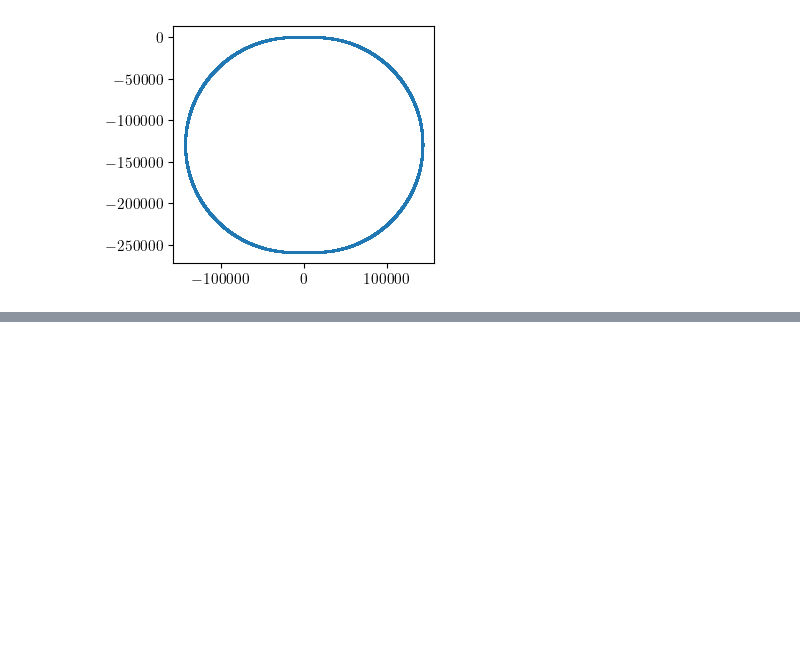
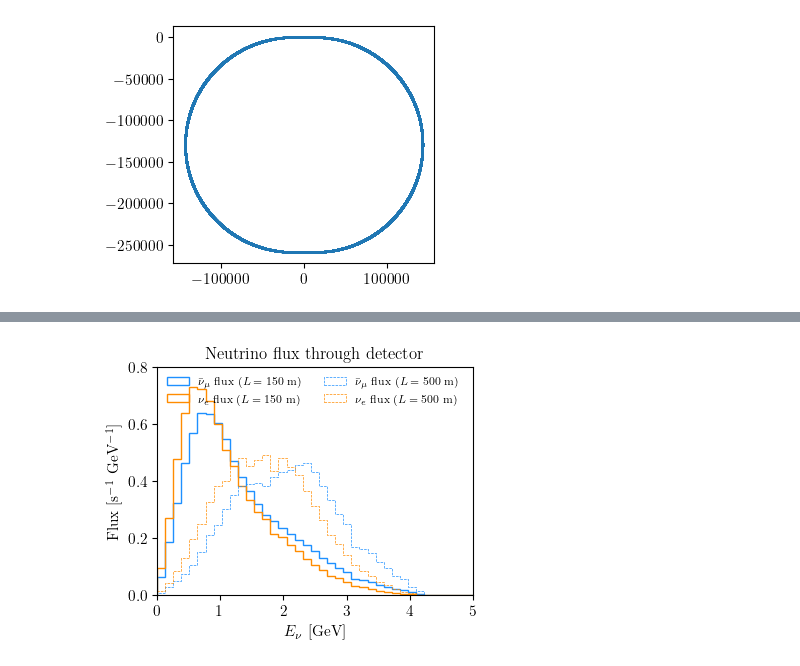
Before and after one commit to jchoi55/MINeut, a Jupyter notebook: first_examples.ipynb, the cells around one changed output, grey strips where cells are left out. Cells and saved outputs as stored; diff of their text form; code cells hidden in the pictures; blank space fills up the shorter version.

```diff
--- a/first_examples.ipynb
+++ b/first_examples.ipynb
@@ -756,0 +866,17 @@ plt.gca().set_aspect('equal', adjustable='box')
+# %%
+fig, ax = pt.std_fig(figsize=(4,3))
+_=ax.hist(enu, bins = enu_edges, weights=flux_numu, label=r'$\bar\nu_\mu$ flux ($L=150$~m)', histtype='step', color='dodgerblue', density=True)
+_=ax.hist(enu, bins = enu_edges, weights=flux_nue, label=r'$\nu_e$ flux ($L=150$~m)', histtype='step', color='darkorange', density=True)
+
+_=ax.hist(enu, bins = enu_edges, weights=flux_numu_far, label=r'$\bar\nu_\mu$ flux ($L=500$~m)', histtype='step', color='dodgerblue', density=True, lw=0.5, ls='--')
+_=ax.hist(enu, bins = enu_edges, weights=flux_nue_far, label=r'$\nu_e$ flux ($L=500$~m)', histtype='step', color='darkorange', density=True, lw=0.5, ls='--')
+
+ax.set_xlabel(r"$E_\nu$ [GeV]")
+ax.set_ylabel(r"Flux [s$^{-1}$ GeV$^{-1}$]")
+ax.set_title("Neutrino flux through detector (RLA1)")
+ax.legend(loc='upper left', ncol=2, fontsize=8)
+ax.set_ylim(0, 0.8)
+ax.set_xlim(0, 5)
+fig.savefig('plots/RLA1_flux.pdf', bbox_inches='tight')
+# %% [output]
+[figure, added]
```
Also changed, not shown: parts of 44 cells of this notebook, 22 other files.
